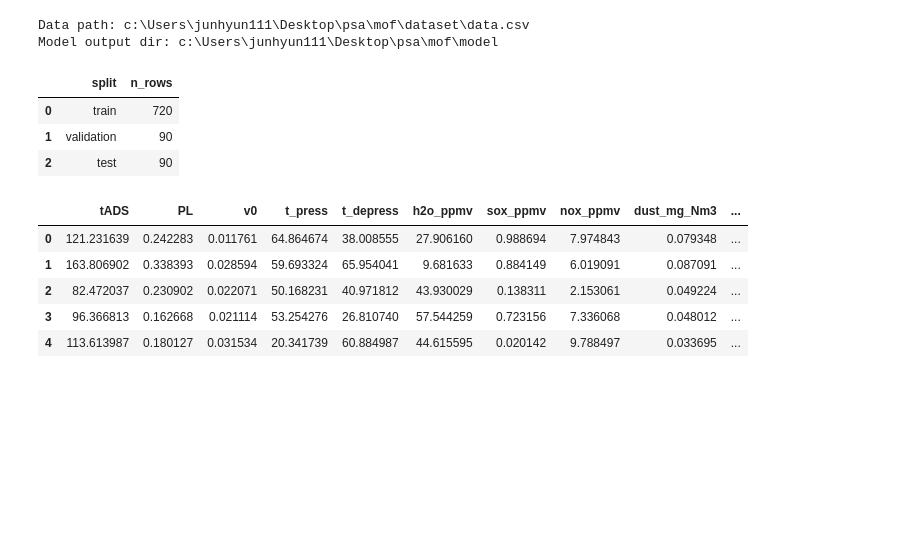
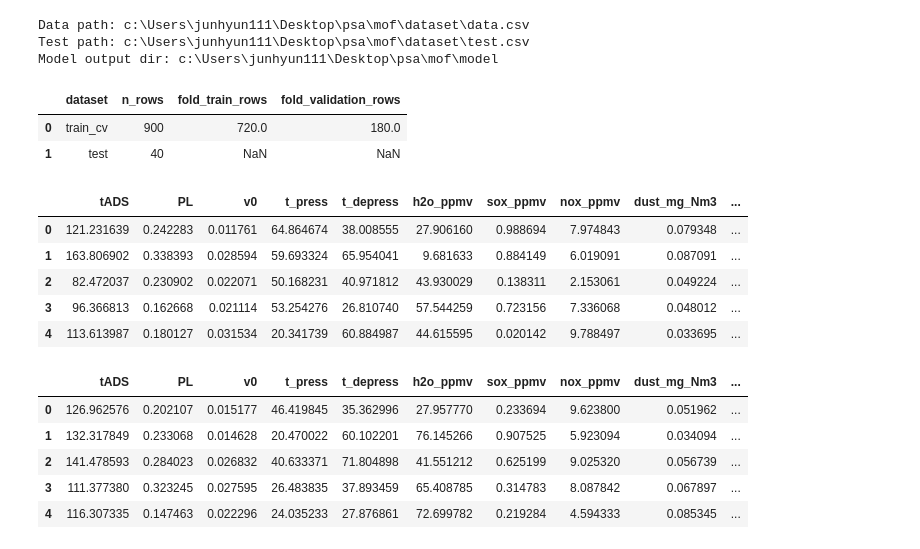
Before and after one commit to junhyun111/psa, a Jupyter notebook: mof/model/model_dnn.ipynb, the cells around one changed output. Drawn from its saved outputs; the diff is of its cells as text; code cells hidden in the pictures; blank space fills up the shorter version.

```diff
--- a/mof/model/model_dnn.ipynb
+++ b/mof/model/model_dnn.ipynb
@@ -25,6 +25,7 @@ warnings.filterwarnings('ignore', message='Protobuf gencode version .*')
 plt.style.use('seaborn-v0_8-whitegrid')
 # %%
 SEED = 42
+N_SPLITS = 5
 FEATURE_COLS = [
     'tADS', 'PL', 'v0', 't_press', 't_depress',
     'h2o_ppmv', 'sox_ppmv', 'nox_ppmv', 'dust_mg_Nm3',
@@ -39,11 +40,12 @@ if (base_dir / 'dataset' / 'data.csv').exists():
     mof_dir = base_dir
 elif (base_dir / 'mof' / 'dataset' / 'data.csv').exists():
     mof_dir = base_dir / 'mof'
+else:
+    raise FileNotFoundError('Could not locate mof dataset directory.')
 
 data_path = mof_dir / 'dataset' / 'data.csv'
+test_path = mof_dir / 'dataset' / 'test.csv'
 model_dir = mof_dir / 'model'
-
-
 
 random.seed(SEED)
 np.random.seed(SEED)
@@ -51,48 +53,63 @@ tf.random.set_seed(SEED)
 keras.utils.set_random_seed(SEED)
 
 print(f'Data path: {data_path}')
+print(f'Test path: {test_path}')
 print(f'Model output dir: {model_dir}')
 # %% [output]
 Data path: c:\Users\junhyun111\Desktop\psa\mof\dataset\data.csv
+Test path: c:\Users\junhyun111\Desktop\psa\mof\dataset\test.csv
 Model output dir: c:\Users\junhyun111\Desktop\psa\mof\model
 # %%
-df = pd.read_csv(data_path).copy()
+def prepare_dataset(path, expected_rows=None):
+    dataset = pd.read_csv(path).copy()
 
-if 'valid_physics' in df.columns:
-    df = df[df['valid_physics'].fillna(False)].copy()
-if 'status' in df.columns:
-    df = df[df['status'].eq('ok')].copy()
+    if 'valid_physics' in dataset.columns:
+        dataset = dataset[dataset['valid_physics'].fillna(False)].copy()
+    if 'status' in dataset.columns:
+        dataset = dataset[dataset['status'].eq('ok')].copy()
 
-required_cols = FEATURE_COLS + TARGET_COLS
-missing_cols = [col for col in required_cols if col not in df.columns]
-if missing_cols:
-    raise ValueError(f'Missing required columns: {missing_cols}')
+    required_cols = FEATURE_COLS + TARGET_COLS
+    missing_cols = [col for col in required_cols if col not in dataset.columns]
+    if missing_cols:
+        raise ValueError(f'Missing required columns in {path.name}: {missing_cols}')
 
-df = df.dropna(subset=required_cols).reset_index(drop=True)
-if len(df) != 900:
-    raise ValueError(f'Expected 900 usable rows, found {len(df)} rows.')
+    dataset = dataset.dropna(subset=required_cols).reset_index(drop=True)
+    if expected_rows is not None and len(dataset) != expected_rows:
+        raise ValueError(f'Expected {expected_rows} usable rows in {path.name}, found {len(dataset)} rows.')
 
-train_df, temp_df = train_test_split(df, test_size=180, random_state=SEED, shuffle=True)
-val_df, test_df = train_test_split(temp_df, test_size=90, random_state=SEED, shuffle=True)
+    return dataset
+
+
+df = prepare_dataset(data_path, expected_rows=900)
+test_df = prepare_dataset(test_path)
+kfold = KFold(n_splits=N_SPLITS, shuffle=True, random_state=SEED)
 
 split_summary = pd.DataFrame({
-    'split': ['train', 'validation', 'test'],
-    'n_rows': [len(train_df), len(val_df), len(test_df)]
+    'dataset': ['train_cv', 'test'],
+    'n_rows': [len(df), len(test_df)],
+    'fold_train_rows': [int(len(df) * (N_SPLITS - 1) / N_SPLITS), np.nan],
+    'fold_validation_rows': [len(df) // N_SPLITS, np.nan],
 })
 
 display(split_summary)
 display(df[FEATURE_COLS + TARGET_COLS].head())
+display(test_df[FEATURE_COLS + TARGET_COLS].head())
 # %% [output]
-|  | split | n_rows |
-| 0 | train | 720 |
-| 1 | validation | 90 |
-| 2 | test | 90 |
+|  | dataset | n_rows | fold_train_rows | fold_validation_rows |
+| 0 | train_cv | 900 | 720.0 | 180.0 |
+| 1 | test | 40 | NaN | NaN |
 |  | tADS | PL | v0 | t_press | t_depress | h2o_ppmv | sox_ppmv | nox_ppmv | dust_mg_Nm3 | ... |
 | 0 | 121.231639 | 0.242283 | 0.011761 | 64.864674 | 38.008555 | 27.906160 | 0.988694 | 7.974843 | 0.079348 | ... |
 | 1 | 163.806902 | 0.338393 | 0.028594 | 59.693324 | 65.954041 | 9.681633 | 0.884149 | 6.019091 | 0.087091 | ... |
 | 2 | 82.472037 | 0.230902 | 0.022071 | 50.168231 | 40.971812 | 43.930029 | 0.138311 | 2.153061 | 0.049224 | ... |
 | 3 | 96.366813 | 0.162668 | 0.021114 | 53.254276 | 26.810740 | 57.544259 | 0.723156 | 7.336068 | 0.048012 | ... |
 | 4 | 113.613987 | 0.180127 | 0.031534 | 20.341739 | 60.884987 | 44.615595 | 0.020142 | 9.788497 | 0.033695 | ... |
+|  | tADS | PL | v0 | t_press | t_depress | h2o_ppmv | sox_ppmv | nox_ppmv | dust_mg_Nm3 | ... |
+| 0 | 126.962576 | 0.202107 | 0.015177 | 46.419845 | 35.362996 | 27.957770 | 0.233694 | 9.623800 | 0.051962 | ... |
+| 1 | 132.317849 | 0.233068 | 0.014628 | 20.470022 | 60.102201 | 76.145266 | 0.907525 | 5.923094 | 0.034094 | ... |
+| 2 | 141.478593 | 0.284023 | 0.026832 | 40.633371 | 71.804898 | 41.551212 | 0.625199 | 9.025320 | 0.056739 | ... |
+| 3 | 111.377380 | 0.323245 | 0.027595 | 26.483835 | 37.893459 | 65.408785 | 0.314783 | 8.087842 | 0.067897 | ... |
+| 4 | 116.307335 | 0.147463 | 0.022296 | 24.035233 | 27.876861 | 72.699782 | 0.219284 | 4.594333 | 0.085345 | ... |
 # %%
 def regression_metrics(y_true, y_pred):
     return {
```
Also changed, not shown: parts of 5 cells of this notebook, 4 other files.
